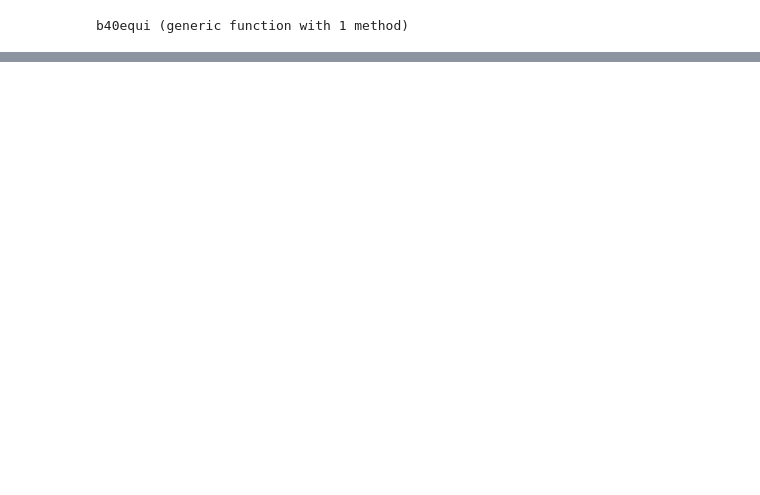
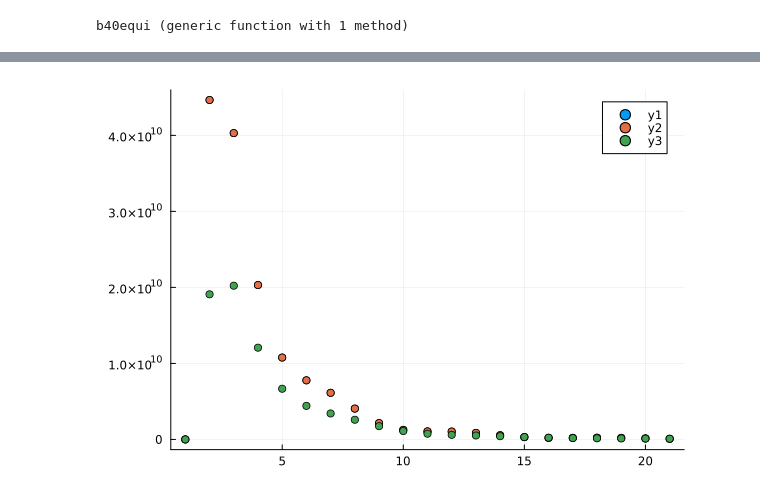
Before and after one commit to ladosamushia/BispectrumAP, a Jupyter notebook: BAOplots.ipynb, the cells around one changed output, grey strips where cells are left out. Cells and saved outputs as stored; diff of their text form; code cells hidden in the pictures; blank space fills up the shorter version.

```diff
--- a/BAOplots.ipynb
+++ b/BAOplots.ipynb
@@ -375,0 +413,6 @@ plot!(B40fid)
+# %%
+scatter(dB20k1)
+scatter!(dB20k2)
+scatter!(abs.(B20fid))
+# %% [output]
+[figure, added]
```
Also changed, not shown: parts of 19 cells of this notebook.
